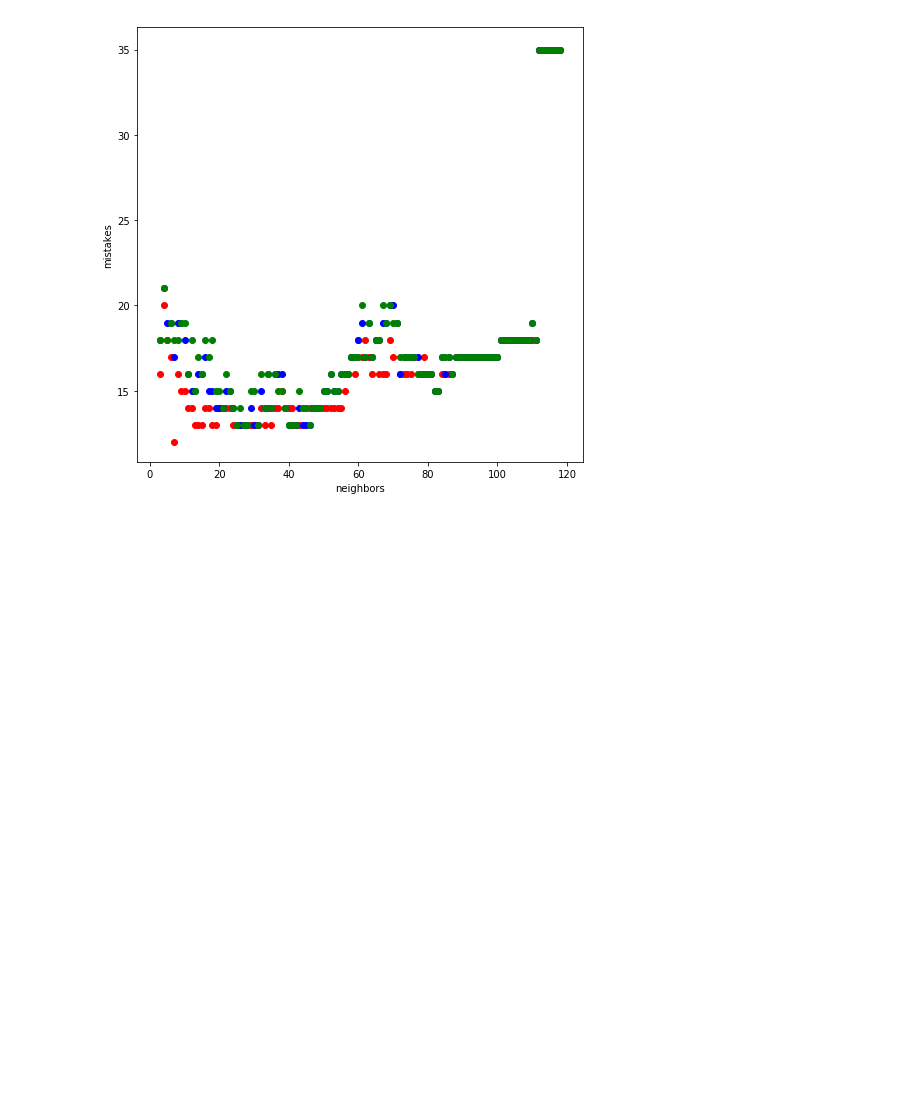
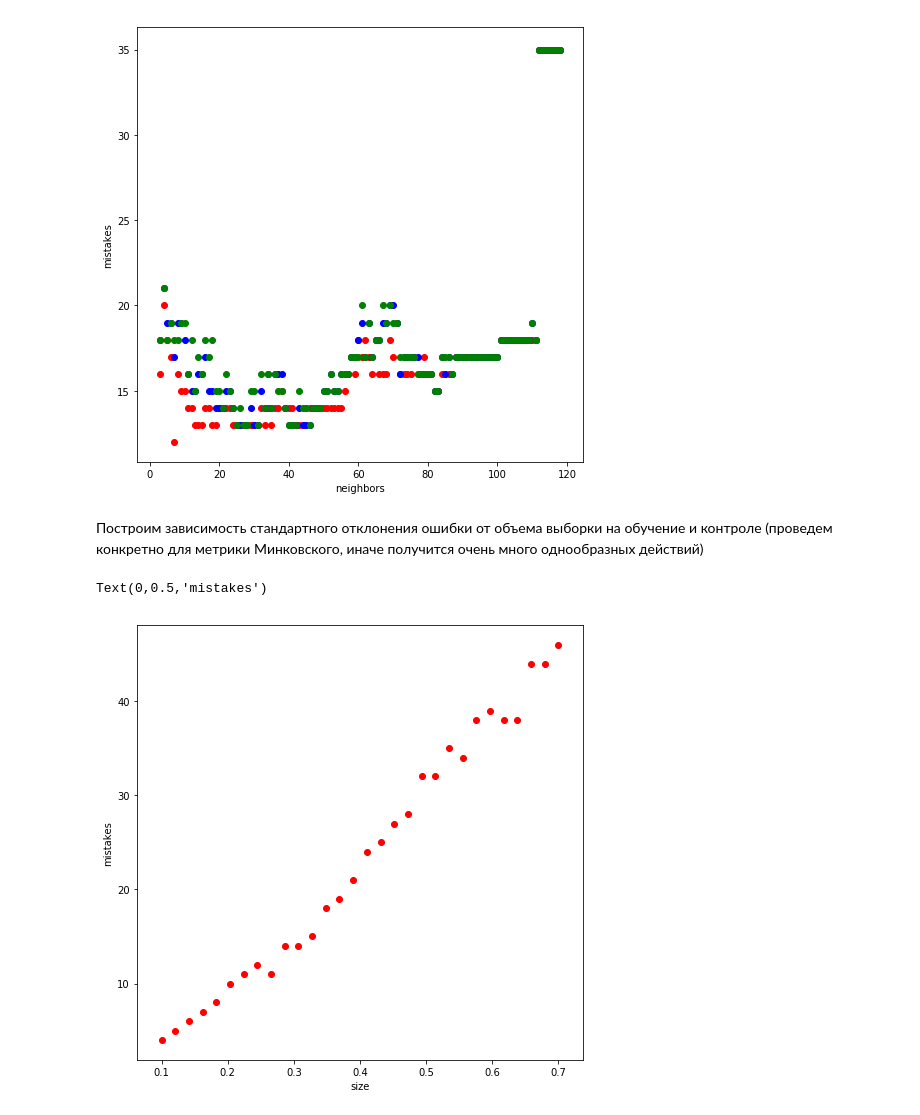
Before and after one commit to Intelligent-Systems-Phystech/StartCode, a Jupyter notebook: Proskura2018Problem12/12.ipynb, the cells around one changed output. Saved outputs shown, nothing was run; the diff lists cells and outputs as text; code cells hidden in the pictures; blank space fills up the shorter version.

Commit message:
mistakes

```diff
--- a/Proskura2018Problem12/12.ipynb
+++ b/Proskura2018Problem12/12.ipynb
@@ -69,3 +69,5 @@ plt.ylabel('mistakes')
 # %% [output]
 Text(0,0.5,'mistakes')
 [figure]
+# %% [markdown]
+Построим зависимость стандартного отклонения ошибки от объема выборки на обучение и контроле (проведем конкретно для метрики Минковского, иначе получится очень много однообразных действий)
@@ -71,0 +78,19 @@ Text(0,0.5,'mistakes')
+# %%
+std_arr = []
+mist_arr = []
+for size in np.linspace(0.1, 0.8, 30):
+    X_train, X_test, y_train, y_test = train_test_split(X, y, test_size=size, random_state=42)
+    clf = KNN(n_neighbors=27, metric='minkowski')
+    clf.fit(X_train, y_train)
+    y_pred = clf.predict(X_test)
+    mist_arr.append((y_pred != y_test).sum())
+    std_arr.append(np.std(y_pred != y_test))
+# %%
+plt.figure(figsize=(8, 8))
+
+plt.scatter(np.linspace(0.1, 0.7, 30), mist_arr, color='red')
+plt.xlabel('size')
+plt.ylabel('mistakes')
+# %% [output]
+Text(0,0.5,'mistakes')
+[figure, added]
```
Also changed, not shown: parts of 4 cells of this notebook.
